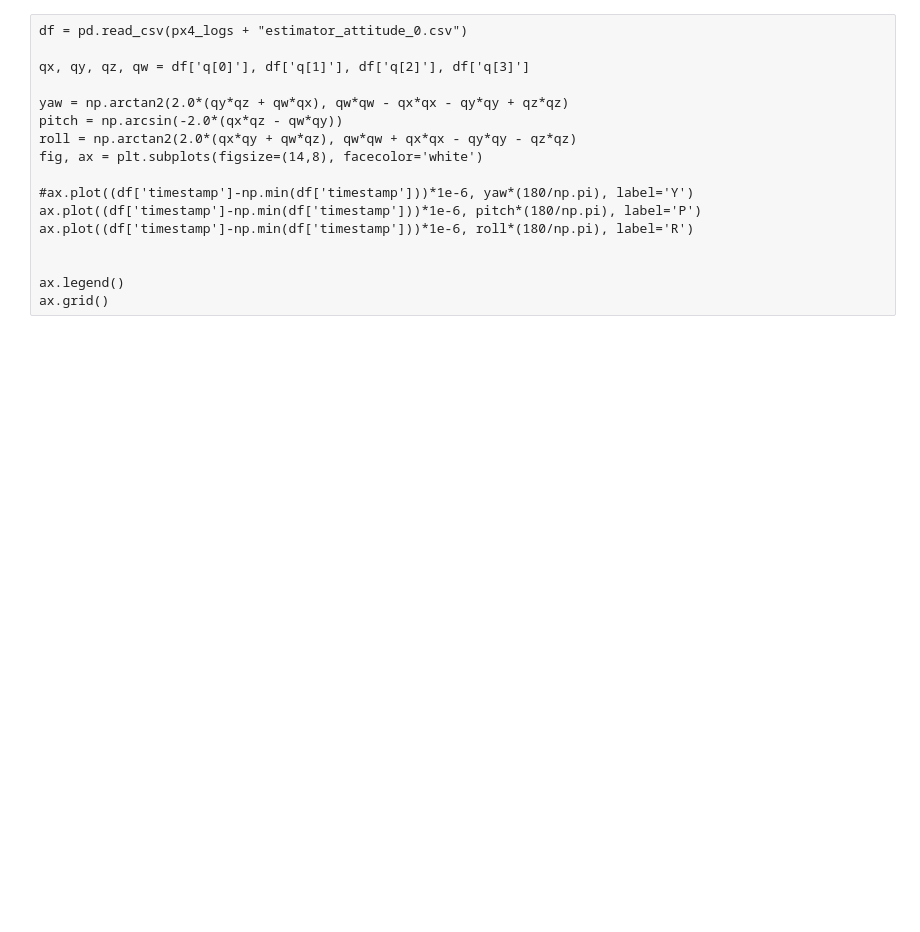
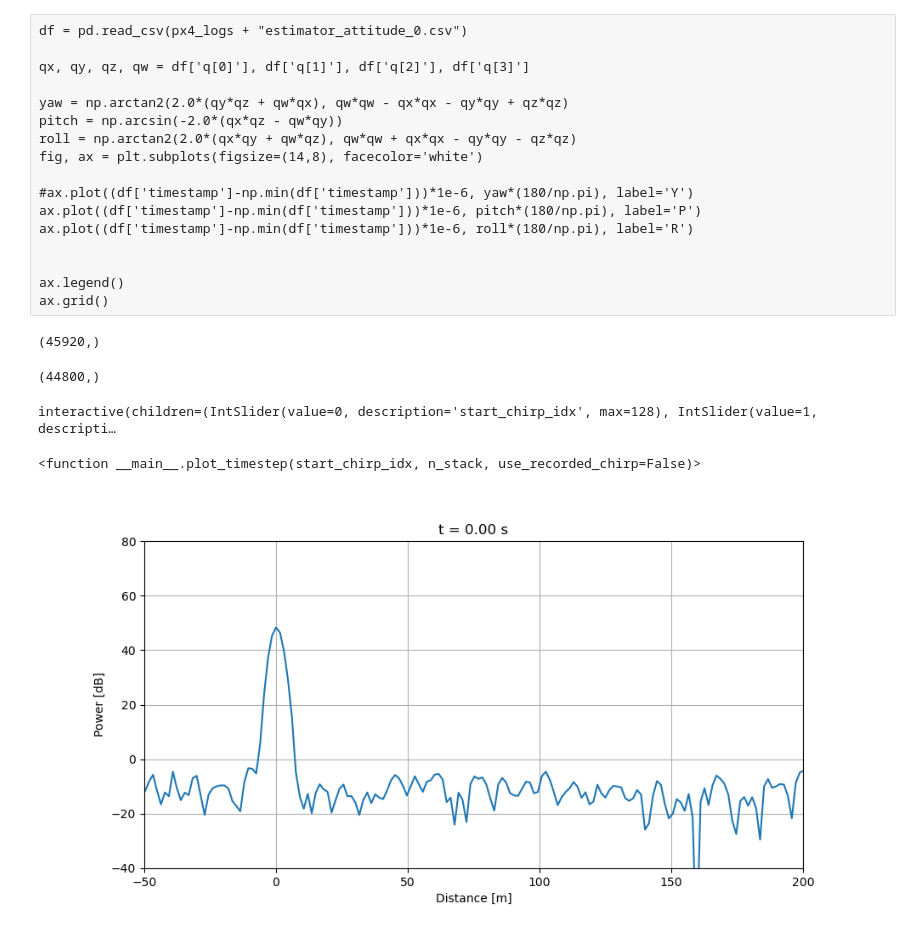
Before and after one commit to radioglaciology/uhd_radar, a Jupyter notebook: postprocessing/Plot Radargram PX4 Log.ipynb, the cells around one changed output. Drawn from its saved outputs; the diff is of its cells as text; code cells hidden in the pictures; blank space fills up the shorter version.

```diff
--- a/postprocessing/Plot Radargram PX4 Log.ipynb
+++ b/postprocessing/Plot Radargram PX4 Log.ipynb
@@ -285,36 +360,57 @@ ax.plot((df['timestamp']-np.min(df['timestamp']))*1e-6, roll*(180/np.pi), label=
 
 ax.legend()
 ax.grid()
+# %%
+rx_sig_reshaped[:,0].shape
+# %% [output]
+(45920,)
+# %%
+tx_sig.shape
+# %% [output]
+(44800,)
 # %%
 # Must enable widgets (see imports block) for this to work
 
-def plot_timestep(start_chirp_idx, n_stack):
+def plot_timestep(start_chirp_idx, n_stack, use_recorded_chirp=False):
 
     stacked = np.mean(rx_sig_reshaped[:,start_chirp_idx:start_chirp_idx+n_stack], axis=1)
-    xcorr_res_tmp = sp.correlate(stacked, tx_sig, mode='valid', method='direct')
+
+    if use_recorded_chirp:
+        xcorr_res_tmp = sp.correlate(stacked, rx_sig_reshaped[:len(tx_sig),start_chirp_idx], mode='valid', method='direct')
+    else:
+        xcorr_res_tmp = sp.correlate(stacked, tx_sig, mode='valid', method='direct')
+
 
     slow_time = np.linspace(0, config['CHIRP']['pulse_rep_int']*config['CHIRP']['num_presums']*n_rxs, np.shape(rx_sig_reshaped)[1])
 
     distance_to_reflector = np.linspace(0, np.shape(xcorr_res_tmp)[0]/sample_rate, np.shape(xcorr_res_tmp)[0]) * sig_speed / 2
-    distance_to_reflector = distance_to_reflector - distance_to_reflector[zero_sample_idx]
+    if not use_recorded_chirp:
+        distance_to_reflector = distance_to_reflector - distance_to_reflector[zero_sample_idx]
 
-    fig, ax = plt.subplots(figsize=(14,8), facecolor='white')
-    ax.plot(distance_to_reflector, 20*np.log10(np.abs(xcorr_res_tmp)))
+    fig, ax = plt.subplots(figsize=(10,5), facecolor='white')
+    line = ax.plot(distance_to_reflector, 20*np.log10(np.abs(xcorr_res_tmp)))
+    mplcursors.cursor(line)
     ax.set_ylim(0,100)
     ax.set_ylim(-40,80)
     #ax.set_ylim(20,100)
-    ax.set_xlim(-80, 180)
-    ax.set_xlim(0,180)
+    #ax.set_xlim(-80, 180)
+    ax.set_xlim(-50,200)
     ax.set_xlabel('Distance [m]')
     ax.set_ylabel('Power [dB]')
     ax.set_title(f't = {slow_time[start_chirp_idx]:.2f} s')
     ax.grid()
+
+    fig.show()
 
     return fig, ax
 
 widgets.interact(plot_timestep,
                  start_chirp_idx=widgets.IntSlider(min=0, max=np.shape(rx_sig_reshaped)[1]-1, step=1, value=0),
                  n_stack=widgets.IntSlider(min=1, max=1000, step=1, value=0))
+# %% [output]
+interactive(children=(IntSlider(value=0, description='start_chirp_idx', max=128), IntSlider(value=1, descripti…
+<function __main__.plot_timestep(start_chirp_idx, n_stack, use_recorded_chirp=False)>
+[figure, added]
 # %%
 fig, ax = plot_timestep(0, 500)
 fig.savefig(prefix + "_stacked500_timestep0.png")
```
Also changed, not shown: parts of 15 cells of this notebook.
